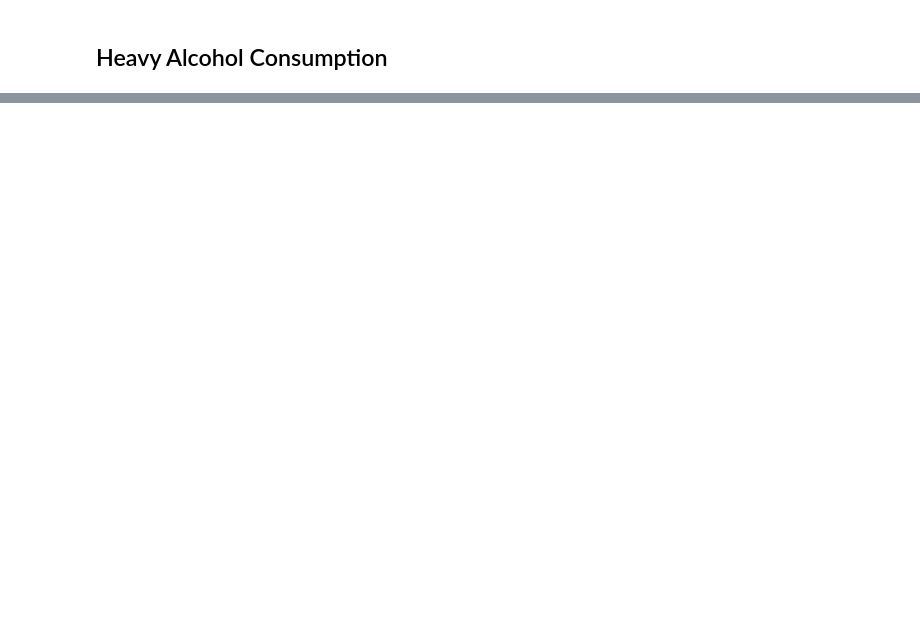
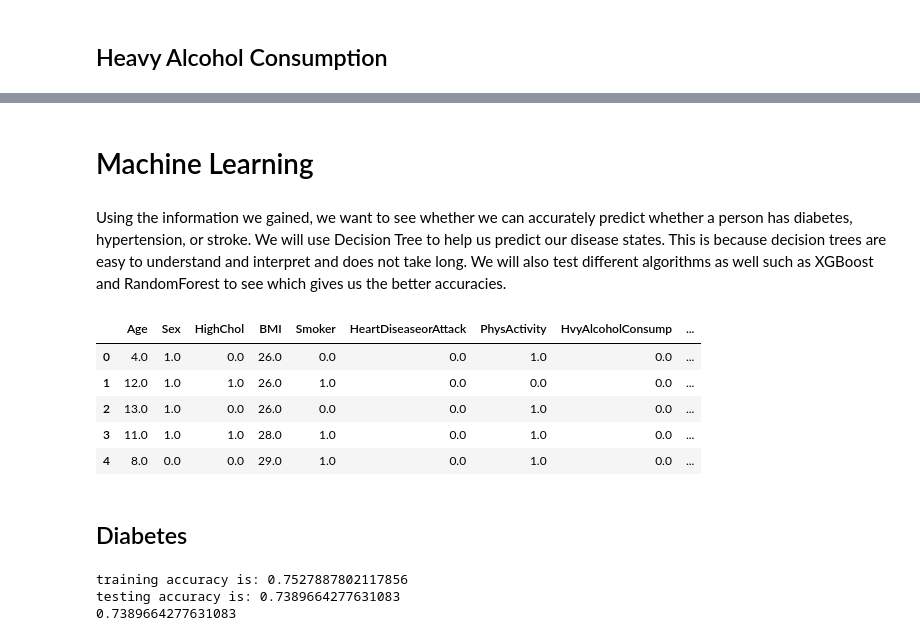
Before and after one commit to mz123analysis/Health-Analysis, a Jupyter notebook: Analysis/Analysis of our Heath Data.ipynb, the cells around one changed output, grey strips where cells are left out. Drawn from its saved outputs; the diff is of its cells as text; code cells hidden in the pictures; blank space fills up the shorter version.

Commit message:
Finished ML/Needs more review to build more accurate models

```diff
--- a/Analysis/Analysis of our Heath Data.ipynb
+++ b/Analysis/Analysis of our Heath Data.ipynb
@@ -303,0 +485,17 @@ AnyProblemBMI.mean()
+# %% [markdown]
+# Machine Learning
+# %% [markdown]
+Using the information we gained, we want to see whether we can accurately predict whether a person has diabetes, hypertension, or stroke. We will use Decision Tree to help us predict our disease states. This is because decision trees are easy to understand and interpret and does not take long. We will also test different algorithms as well such as XGBoost and RandomForest to see which gives us the better accuracies.
+# %%
+da = pd.read_csv(url)
+# %%
+inputs = da[['Age',	'Sex','HighChol','BMI',	'Smoker','HeartDiseaseorAttack','PhysActivity',	'HvyAlcoholConsump', 'CholCheck', 'Fruits', 'Veggies', 'GenHlth', 'MentHlth', 'PhysHlth', 'DiffWalk']]
+# Using the 8 behavior risk factors gives the same accuracy as using all the factors.
+inputs.head()
+# %% [output]
+|  | Age | Sex | HighChol | BMI | Smoker | HeartDiseaseorAttack | PhysActivity | HvyAlcoholConsump | ... |
+| 0 | 4.0 | 1.0 | 0.0 | 26.0 | 0.0 | 0.0 | 1.0 | 0.0 | ... |
+| 1 | 12.0 | 1.0 | 1.0 | 26.0 | 1.0 | 0.0 | 0.0 | 0.0 | ... |
+| 2 | 13.0 | 1.0 | 0.0 | 26.0 | 0.0 | 0.0 | 1.0 | 0.0 | ... |
+| 3 | 11.0 | 1.0 | 1.0 | 28.0 | 1.0 | 0.0 | 1.0 | 0.0 | ... |
+| 4 | 8.0 | 0.0 | 0.0 | 29.0 | 1.0 | 0.0 | 1.0 | 0.0 | ... |
@@ -303,0 +506,2 @@ AnyProblemBMI.mean()
+# %% [markdown]
+## Diabetes
@@ -303,0 +517,8 @@ AnyProblemBMI.mean()
+# %%
+print("training accuracy is:",accuracy_score(y_train,tr_pred_dtc))
+print("testing accuracy is:",accuracy_score(y_test,ts_pred_dtc))
+print(pipe_DT.score(X_test, y_test))
+# %% [output]
+training accuracy is: 0.7527887802117856
+testing accuracy is: 0.7389664277631083
+0.7389664277631083
```
Also changed, not shown: parts of 44 cells of this notebook, 1 other file.
